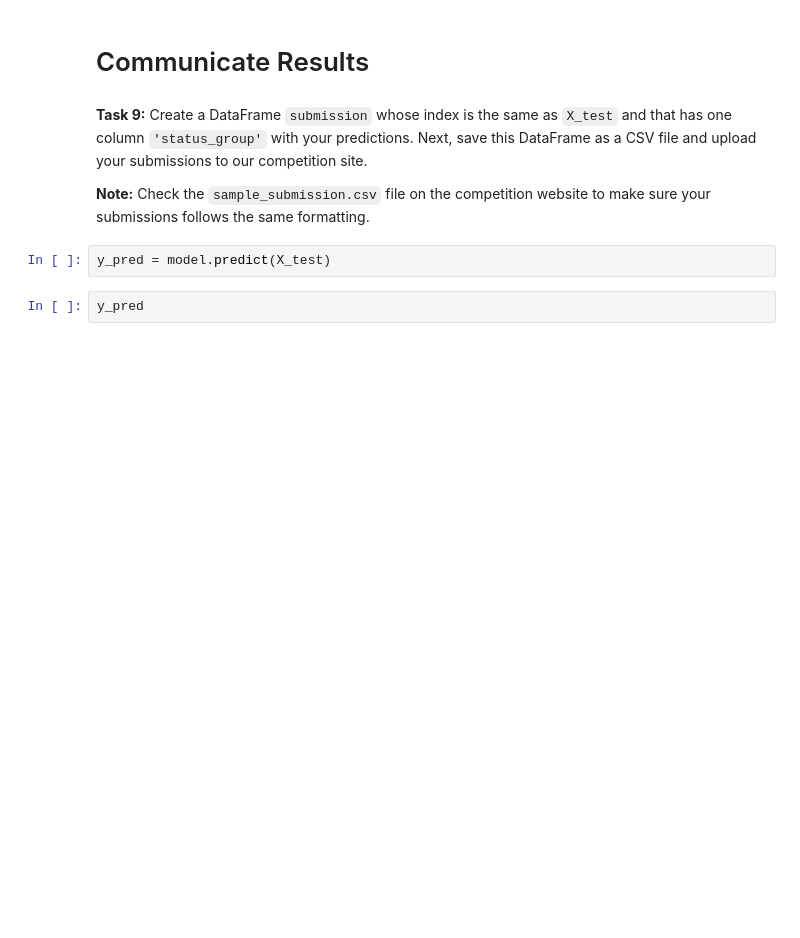
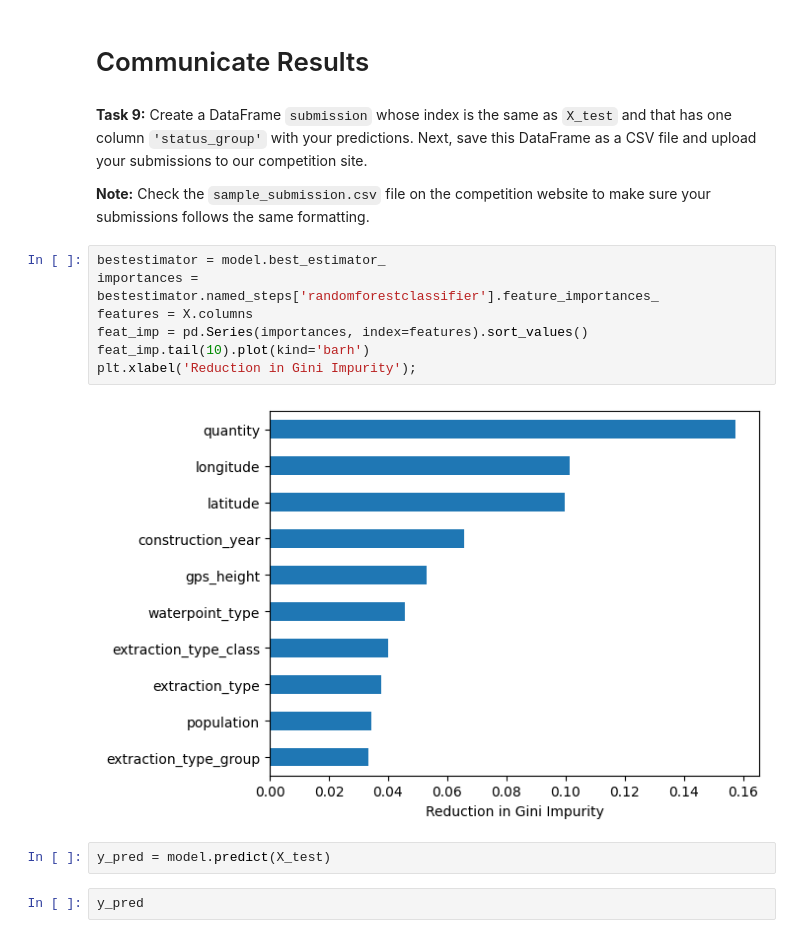
Before and after one commit to sikoh/DS-Tree-Based-Models, a Jupyter notebook: Cross-Validation/DS_CrossValidation_Homework.ipynb, the cells around one changed output. Drawn from its saved outputs; the diff is of its cells as text; blank space fills up the shorter version.

```diff
--- a/Cross-Validation/DS_CrossValidation_Homework.ipynb
+++ b/Cross-Validation/DS_CrossValidation_Homework.ipynb
@@ -223,6 +223,15 @@ Best params for `model`: {'randomforestclassifier__n_estimators': 200, 'randomfo
 **Task 9:** Create a DataFrame `submission` whose index is the same as `X_test` and that has one column `'status_group'` with your predictions. Next, save this DataFrame as a CSV file and upload your submissions to our competition site.
 
 **Note:** Check the `sample_submission.csv` file on the competition website to make sure your submissions follows the same formatting.
+# %%
+bestestimator = model.best_estimator_
+importances = bestestimator.named_steps['randomforestclassifier'].feature_importances_
+features = X.columns
+feat_imp = pd.Series(importances, index=features).sort_values()
+feat_imp.tail(10).plot(kind='barh')
+plt.xlabel('Reduction in Gini Impurity');
+# %% [output]
+[figure, added]
 # %%
 y_pred = model.predict(X_test)
 # %%
```
